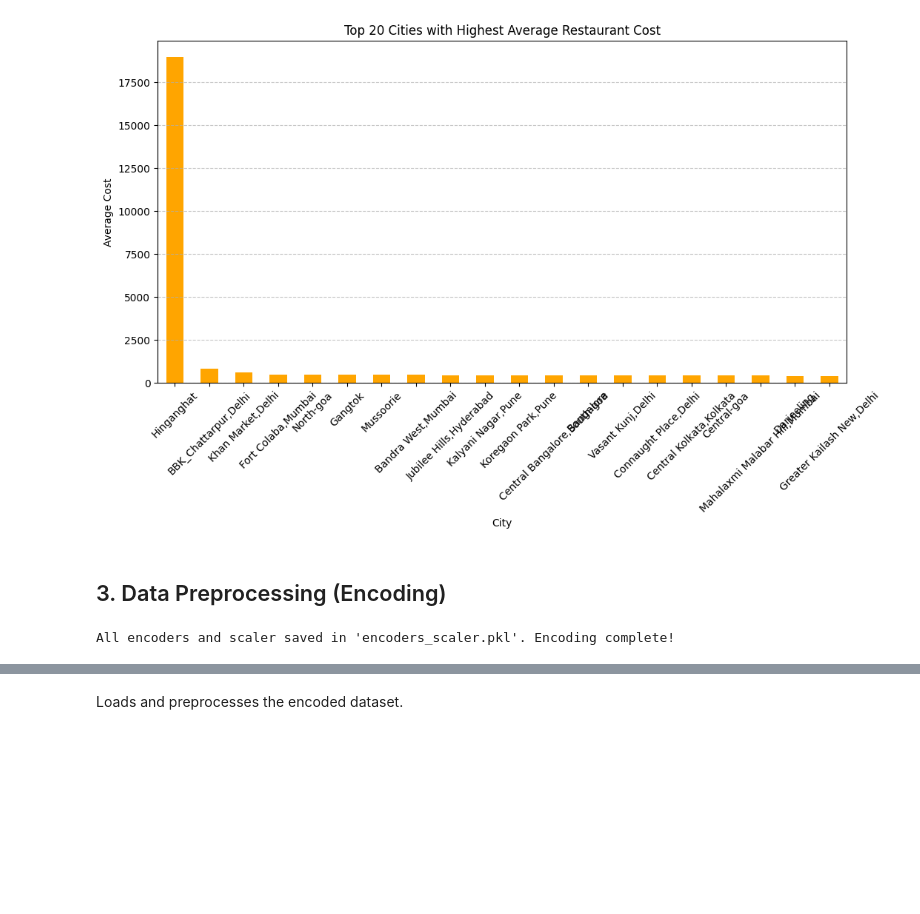
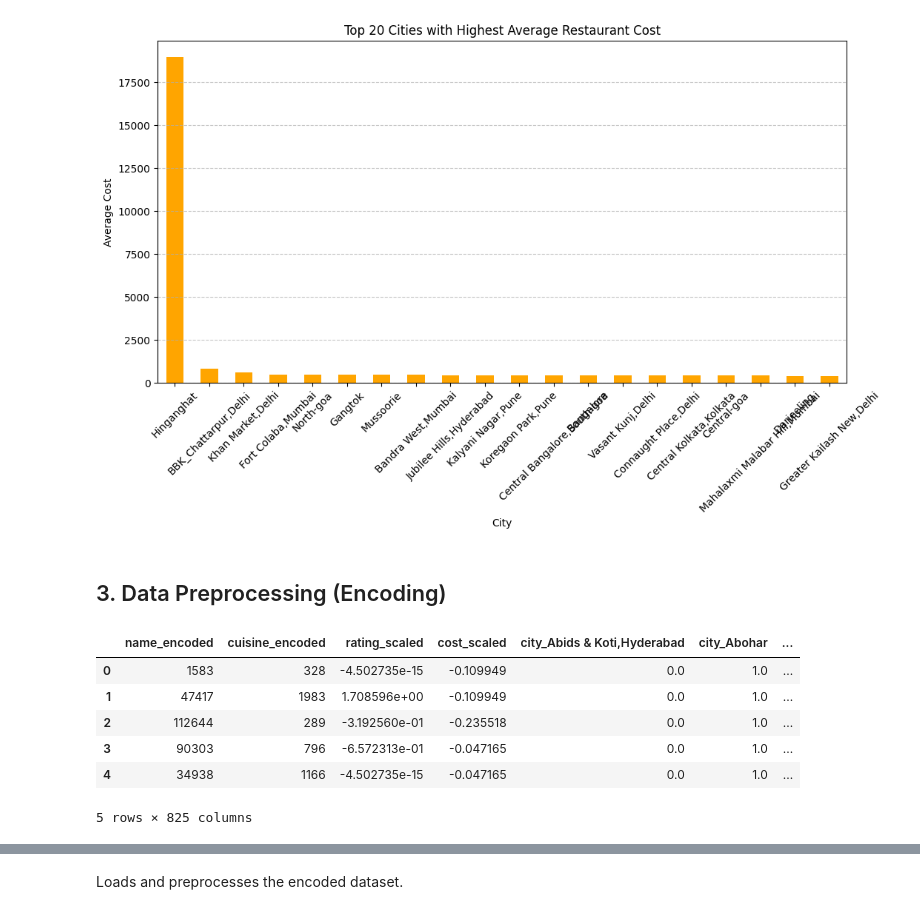
Before and after one commit to viswakimi/swiggy-Restaurant-Recommendation-System, a Jupyter notebook: Swiggys_Restaurant_Recommendation_System.ipynb, the cells around one changed output, grey strips where cells are left out. Drawn from its saved outputs; the diff is of its cells as text; code cells hidden in the pictures; blank space fills up the shorter version.

```diff
--- a/Swiggys_Restaurant_Recommendation_System.ipynb
+++ b/Swiggys_Restaurant_Recommendation_System.ipynb
@@ -332,7 +303,0 @@ with open("encoders_scaler.pkl", "wb") as f:
-# %%
-# Save encoded dataset
-encoded_df.to_csv("encoded_data.csv", index=False)
-
-print("All encoders and scaler saved in 'encoders_scaler.pkl'. Encoding complete!")
-# %% [output]
-All encoders and scaler saved in 'encoders_scaler.pkl'. Encoding complete!
@@ -338,0 +306,25 @@ All encoders and scaler saved in 'encoders_scaler.pkl'. Encoding complete!
+# %%
+# Initialize encoders and scaler
+name_encoder = LabelEncoder()
+cuisine_encoder = LabelEncoder()
+city_encoder = OneHotEncoder(handle_unknown="ignore")
+
+# Standardize numerical features
+rating_scaler = StandardScaler()
+cost_scaler = StandardScaler()
+
+# One-Hot Encoding for city
+
+# One-Hot Encoding for city
+city_encoded = city_encoder.fit_transform(df[["city"]]).toarray()  # Convert to dense array
+city_encoded_df = pd.DataFrame(city_encoded, columns=city_encoder.get_feature_names_out(["city"]))
+
+# Label Encoding for name and cuisine
+
+df["name_encoded"] = name_encoder.fit_transform(df["name"])
+df["cuisine_encoded"] = cuisine_encoder.fit_transform(df["cuisine"])
+
+# Apply StandardScaler separately
+
+df["rating_scaled"] = rating_scaler.fit_transform(df[["rating"]])
+df["cost_scaled"] = cost_scaler.fit_transform(df[["cost"]])
@@ -339,3 +338,13 @@ All encoders and scaler saved in 'encoders_scaler.pkl'. Encoding complete!
+# %%
+encoded_df.head()
+# %% [output]
+|  | name_encoded | cuisine_encoded | rating_scaled | cost_scaled | city_Abids & Koti,Hyderabad | city_Abohar | ... |
+| 0 | 1583 | 328 | -4.502735e-15 | -0.109949 | 0.0 | 1.0 | ... |
+| 1 | 47417 | 1983 | 1.708596e+00 | -0.109949 | 0.0 | 1.0 | ... |
+| 2 | 112644 | 289 | -3.192560e-01 | -0.235518 | 0.0 | 1.0 | ... |
+| 3 | 90303 | 796 | -6.572313e-01 | -0.047165 | 0.0 | 1.0 | ... |
+| 4 | 34938 | 1166 | -4.502735e-15 | -0.047165 | 0.0 | 1.0 | ... |
+5 rows × 825 columns
 # %%
 encoded_df.shape
 # %% [output]
```
Also changed, not shown: parts of 17 cells of this notebook.
